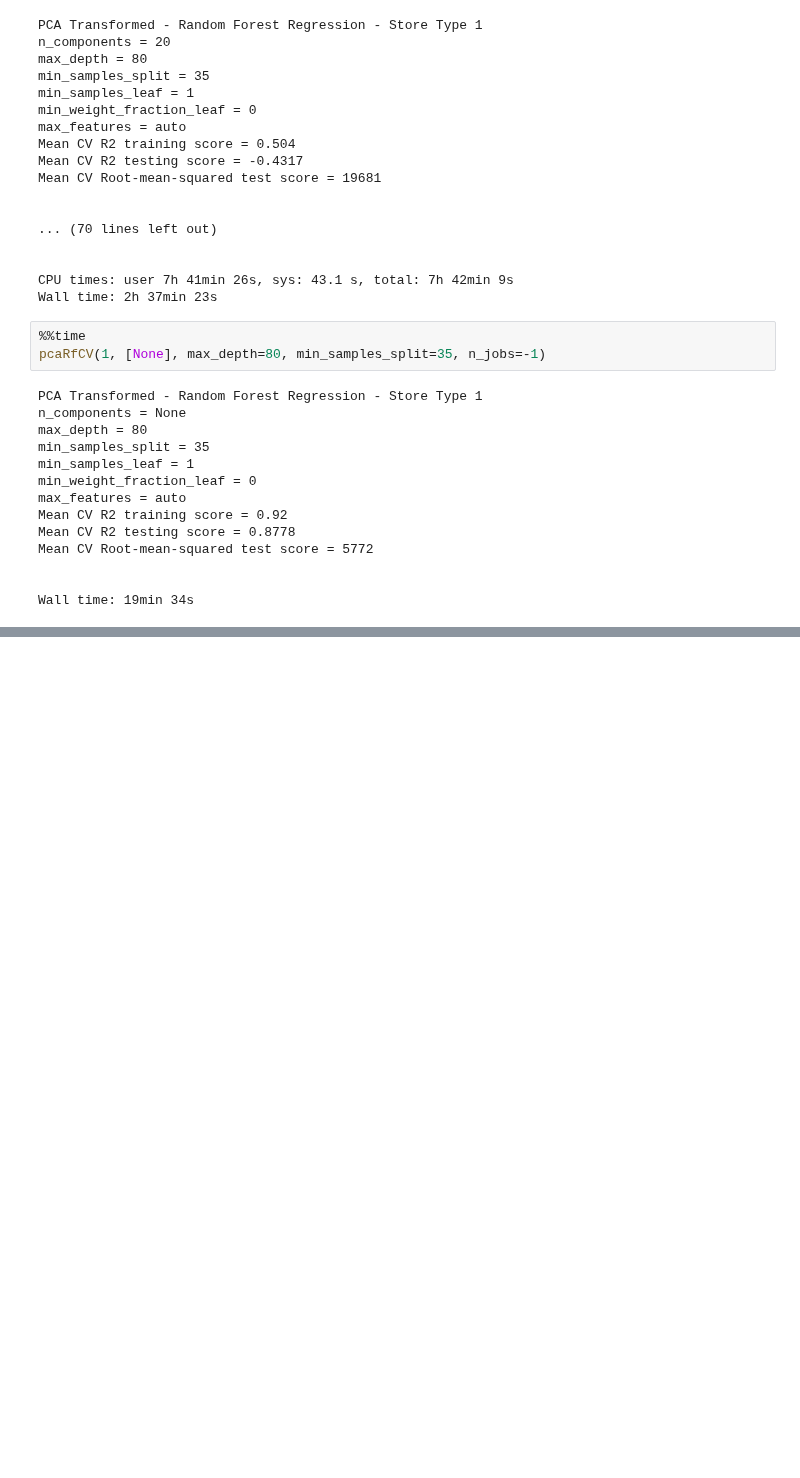
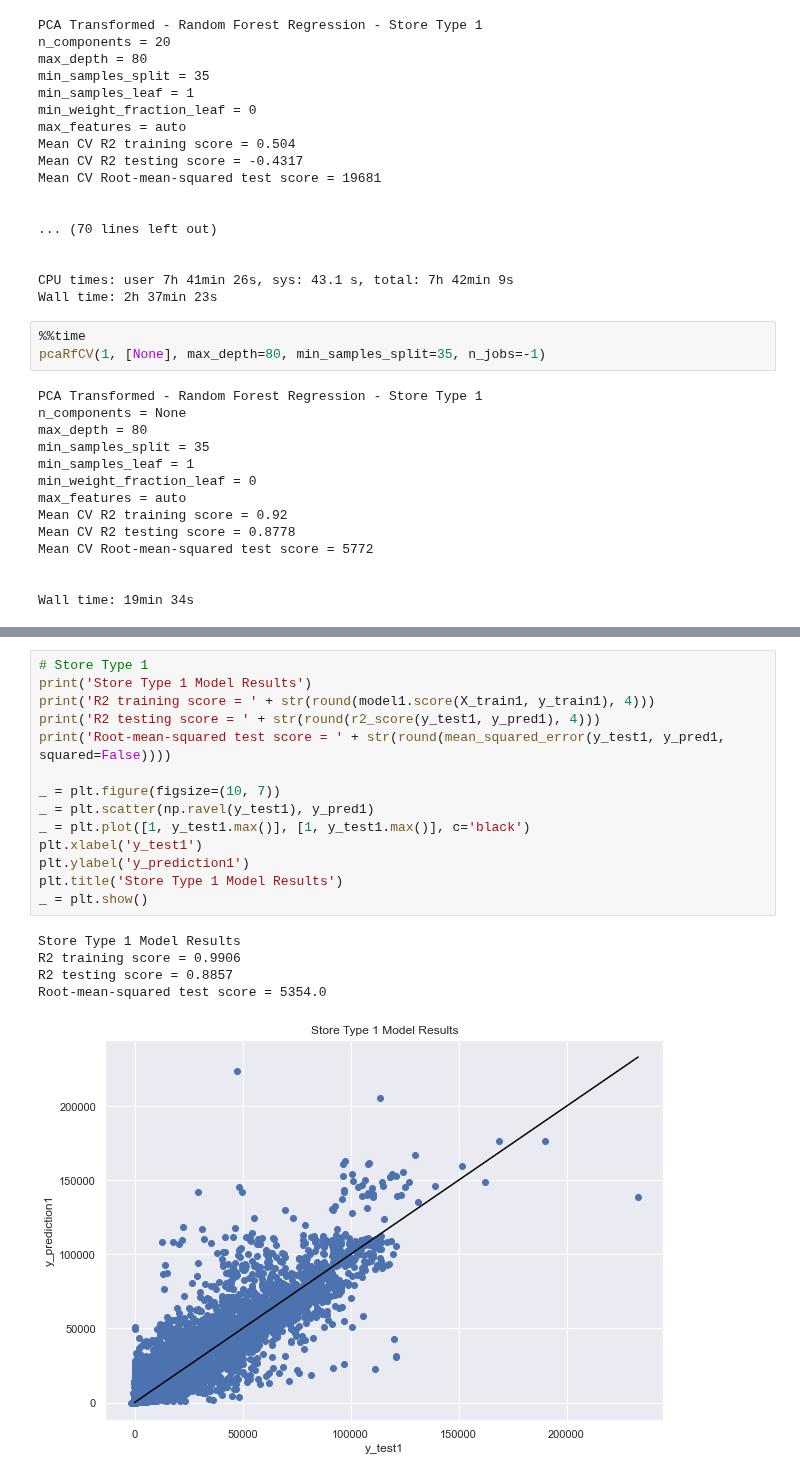
Before and after one commit to Dylan-C-Neal/capstone1-retail_forecasting, a Jupyter notebook: notebooks/C1S4-Modeling.ipynb, the cells around one changed output, grey strips where cells are left out. Drawn from its saved outputs; the diff is of its cells as text; blank space fills up the shorter version.

```diff
--- a/notebooks/C1S4-Modeling.ipynb
+++ b/notebooks/C1S4-Modeling.ipynb
@@ -1217,0 +1048,20 @@ m0testsummary.describe()
+# %%
+# Store Type 1
+print('Store Type 1 Model Results')
+print('R2 training score = ' + str(round(model1.score(X_train1, y_train1), 4)))
+print('R2 testing score = ' + str(round(r2_score(y_test1, y_pred1), 4)))
+print('Root-mean-squared test score = ' + str(round(mean_squared_error(y_test1, y_pred1, squared=False))))
+
+_ = plt.figure(figsize=(10, 7))
+_ = plt.scatter(np.ravel(y_test1), y_pred1)
+_ = plt.plot([1, y_test1.max()], [1, y_test1.max()], c='black')
+plt.xlabel('y_test1')
+plt.ylabel('y_prediction1')
+plt.title('Store Type 1 Model Results')
+_ = plt.show()
+# %% [output]
+Store Type 1 Model Results
+R2 training score = 0.9906
+R2 testing score = 0.8857
+Root-mean-squared test score = 5354.0
+[figure, added]
```
Also changed, not shown: parts of 70 cells of this notebook, 1 other file.
